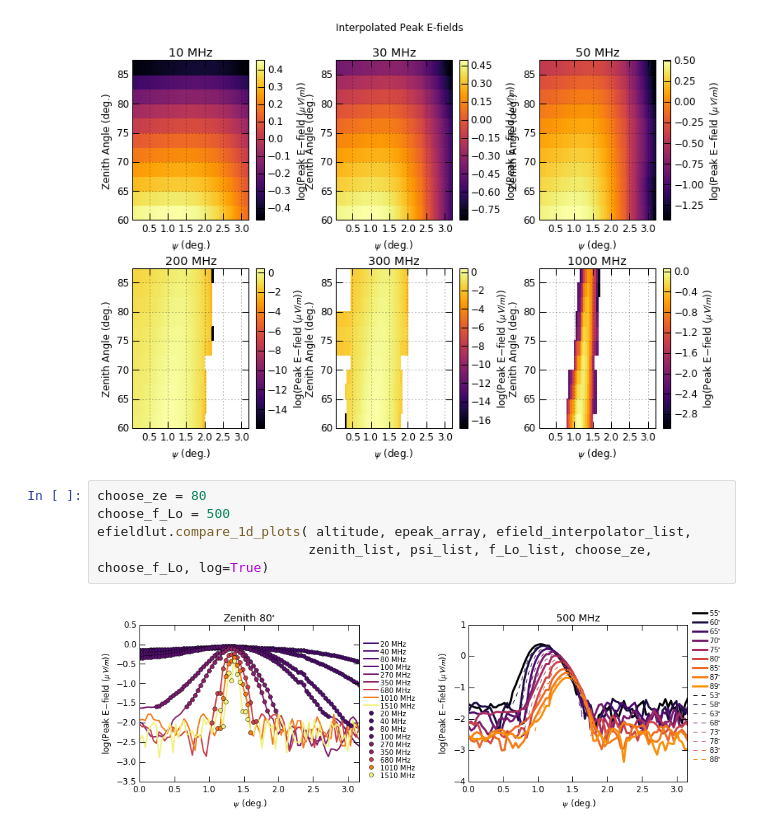
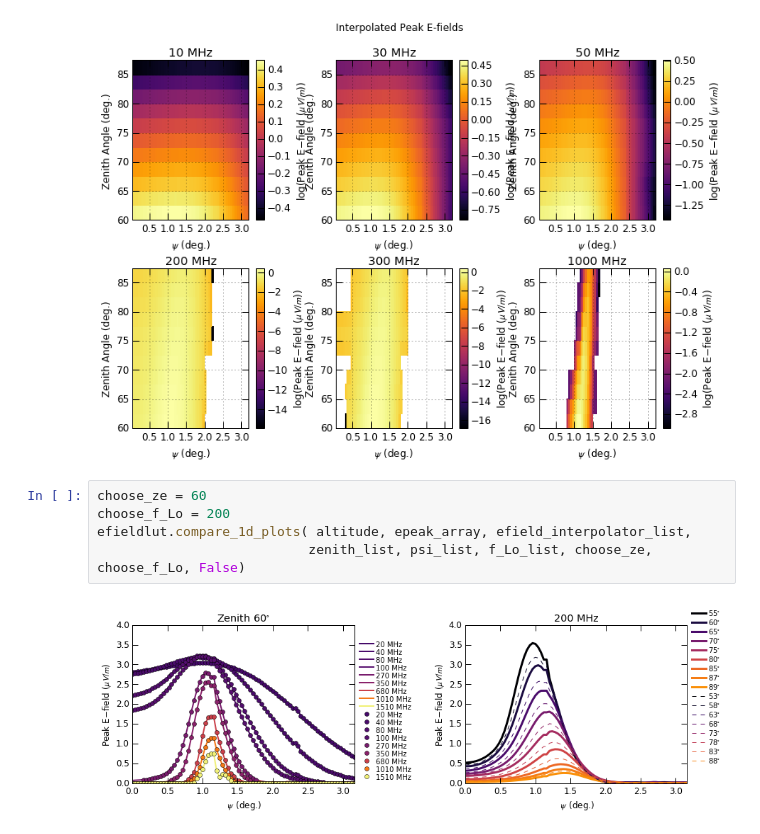
Before and after one commit to swissel/nutau_acceptance, a Jupyter notebook: 03_Detector/Test Interpolated Efield LUT .ipynb, the cells around one changed output. Saved outputs shown, nothing was run; the diff lists cells and outputs as text.

```diff
--- a/03_Detector/Test Interpolated Efield LUT .ipynb
+++ b/03_Detector/Test Interpolated Efield LUT .ipynb
@@ -42,9 +41,9 @@ efieldlut.plot_interp_zenith_psi(altitude, efield_interpolator_list, choose_star
 # %% [output]
 [figure]
 # %%
-choose_ze = 80
-choose_f_Lo = 500
+choose_ze = 60
+choose_f_Lo = 200
 efieldlut.compare_1d_plots( altitude, epeak_array, efield_interpolator_list,
-                           zenith_list, psi_list, f_Lo_list, choose_ze, choose_f_Lo, log=True)
+                           zenith_list, psi_list, f_Lo_list, choose_ze, choose_f_Lo, False)
 # %% [output]
-[figure, old version]
+[figure, new version]
```
Also changed, not shown: parts of 1 cell of this notebook, 2 other files.
